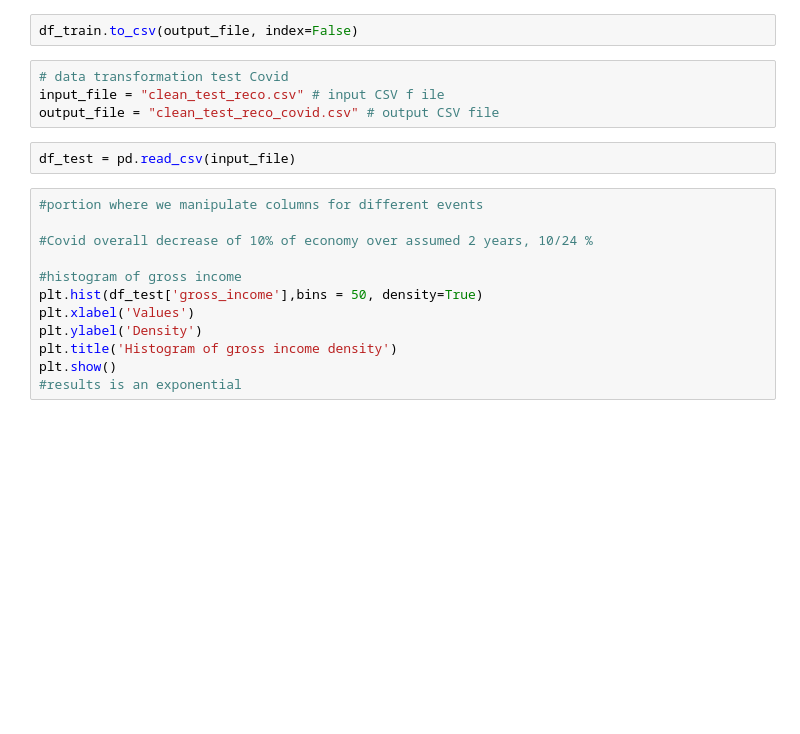
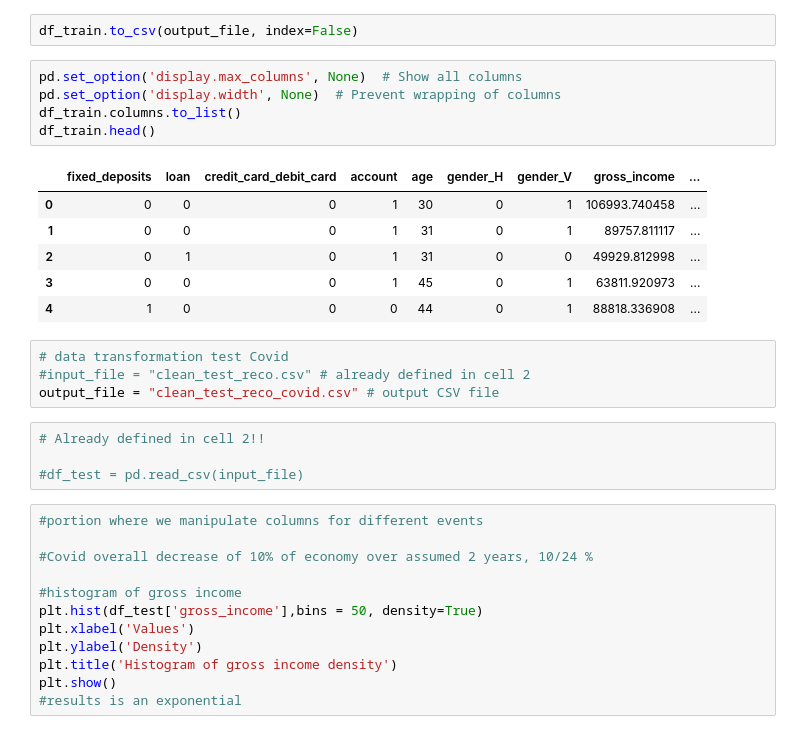
Before and after one commit to ChinSekYi/OpenAYEye, a Jupyter notebook: notebook/reco_system/New_data_creation_covid.ipynb, the cells around one changed output. Drawn from its saved outputs; the diff is of its cells as text; blank space fills up the shorter version.

```diff
--- a/notebook/reco_system/New_data_creation_covid.ipynb
+++ b/notebook/reco_system/New_data_creation_covid.ipynb
@@ -93,12 +106,26 @@ for i in range(0,len(df_train)):
 df_train['deceased_index_S'] = new_deceased
 # %%
 df_train.to_csv(output_file, index=False)
+# %%
+pd.set_option('display.max_columns', None)  # Show all columns
+pd.set_option('display.width', None)  # Prevent wrapping of columns
+df_train.columns.to_list()
+df_train.head()
+# %% [output]
+|  | fixed_deposits | loan | credit_card_debit_card | account | age | gender_H | gender_V | gross_income | ... |
+| 0 | 0 | 0 | 0 | 1 | 30 | 0 | 1 | 106993.740458 | ... |
+| 1 | 0 | 0 | 0 | 1 | 31 | 0 | 1 | 89757.811117 | ... |
+| 2 | 0 | 1 | 0 | 1 | 31 | 0 | 0 | 49929.812998 | ... |
+| 3 | 0 | 0 | 0 | 1 | 45 | 0 | 1 | 63811.920973 | ... |
+| 4 | 1 | 0 | 0 | 0 | 44 | 0 | 1 | 88818.336908 | ... |
 # %%
 # data transformation test Covid
-input_file = "clean_test_reco.csv" # input CSV f ile
+#input_file = "clean_test_reco.csv" # already defined in cell 2
 output_file = "clean_test_reco_covid.csv" # output CSV file
-# %%
-df_test = pd.read_csv(input_file)
+# %%
+# Already defined in cell 2!!
+
+#df_test = pd.read_csv(input_file)
 # %%
 #portion where we manipulate columns for different events
 
```
Also changed, not shown: parts of 4 cells of this notebook, 15 other files.
